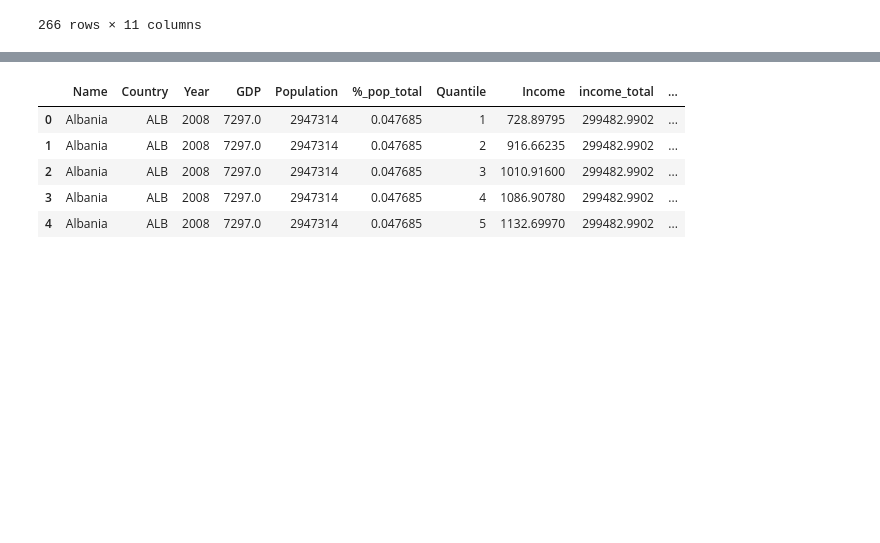
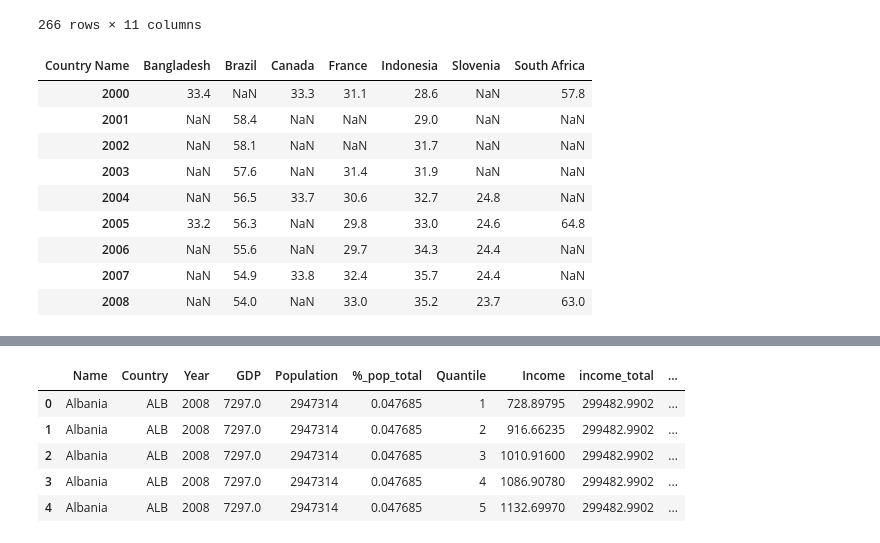
Before and after one commit to teilomillet/predictions_revenus, a Jupyter notebook: P7_01_Code.ipynb, the cells around one changed output, grey strips where cells are left out. Saved outputs shown, nothing was run; the diff lists cells and outputs as text; code cells hidden in the pictures; blank space fills up the shorter version.

```diff
--- a/P7_01_Code.ipynb
+++ b/P7_01_Code.ipynb
@@ -383,3 +383,22 @@ gini
 | 264 | Zambia | ZMB | NaN | NaN | 42.1 | NaN | 54.3 | NaN | 54.6 | NaN | ... |
 | 265 | Zimbabwe | ZWE | NaN | NaN | NaN | NaN | NaN | NaN | NaN | NaN | ... |
 266 rows × 11 columns
+# %%
+gj_pays = gini.loc[(gini['Country Code'] == 'FRA') |(gini['Country Code'] == 'BRA')|
+                  (gini['Country Code'] == 'CAN') | (gini['Country Code'] == 'BGD')|
+                  (gini['Country Code'] == 'IDN') | (gini['Country Code'] == 'ZAF')|
+                  (gini['Country Code'] == 'SVN')]
+gj_pays = gj_pays.drop(columns='Country Code')
+gj_pays = pd.pivot_table(gj_pays, columns='Country Name')
+gj_pays
+# %% [output]
+| Country Name | Bangladesh | Brazil | Canada | France | Indonesia | Slovenia | South Africa |
+| 2000 | 33.4 | NaN | 33.3 | 31.1 | 28.6 | NaN | 57.8 |
+| 2001 | NaN | 58.4 | NaN | NaN | 29.0 | NaN | NaN |
+| 2002 | NaN | 58.1 | NaN | NaN | 31.7 | NaN | NaN |
+| 2003 | NaN | 57.6 | NaN | 31.4 | 31.9 | NaN | NaN |
+| 2004 | NaN | 56.5 | 33.7 | 30.6 | 32.7 | 24.8 | NaN |
+| 2005 | 33.2 | 56.3 | NaN | 29.8 | 33.0 | 24.6 | 64.8 |
+| 2006 | NaN | 55.6 | NaN | 29.7 | 34.3 | 24.4 | NaN |
+| 2007 | NaN | 54.9 | 33.8 | 32.4 | 35.7 | 24.4 | NaN |
+| 2008 | NaN | 54.0 | NaN | 33.0 | 35.2 | 23.7 | 63.0 |
```
Also changed, not shown: parts of 5 cells of this notebook, 1 other file.
